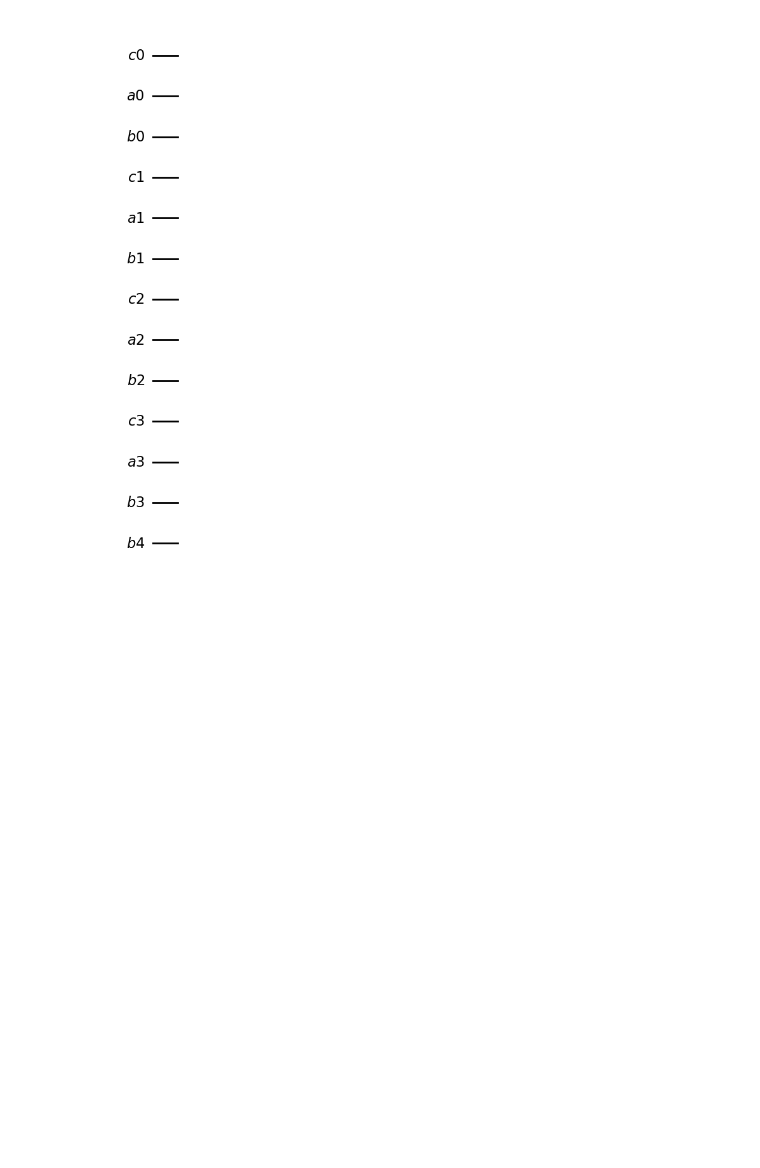
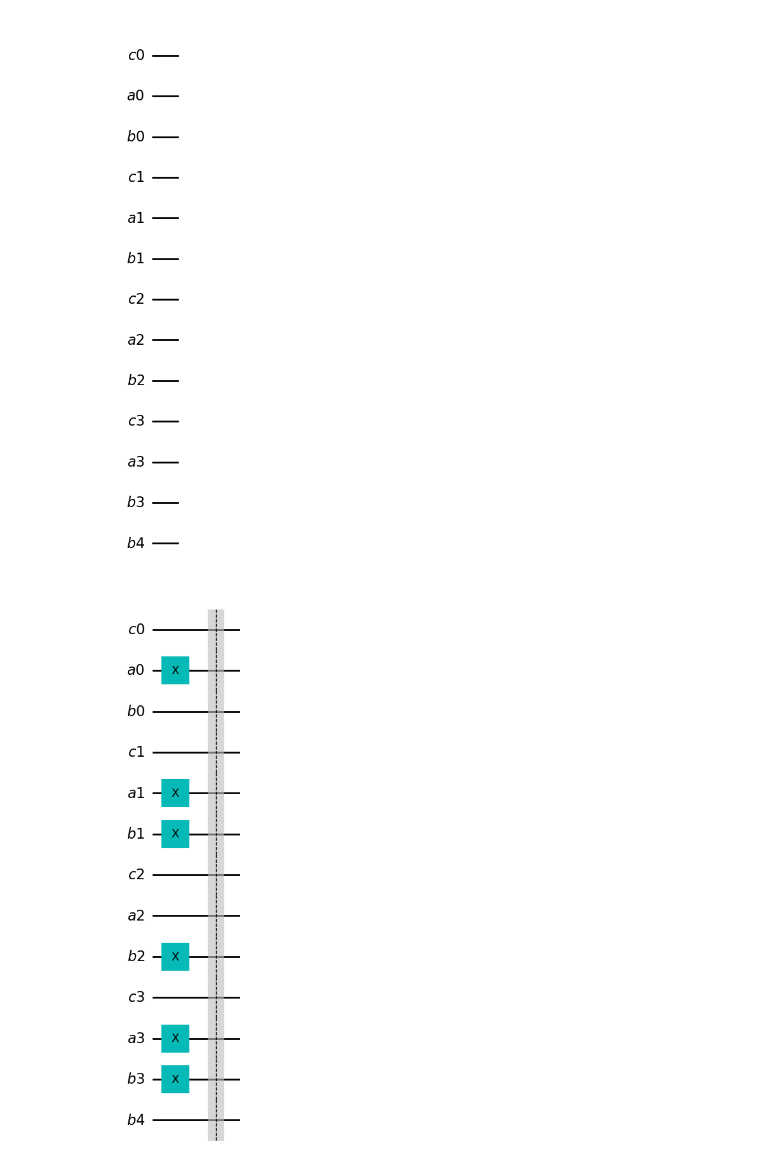
Before and after one commit to Dpbm/quantum, a Jupyter notebook: qiskit/quantum ripple carry adder.ipynb, the cells around one changed output. Saved outputs shown, nothing was run; the diff lists cells and outputs as text; code cells hidden in the pictures; blank space fills up the shorter version.

```diff
--- a/qiskit/quantum ripple carry adder.ipynb
+++ b/qiskit/quantum ripple carry adder.ipynb
@@ -65,5 +66,16 @@ qc = QuantumCircuit(
 qc.draw("mpl")
 # %% [output]
 [figure]
+# %%
+qc.x(a0)
+qc.x(a1)
+qc.x(b1)
+qc.x(b2)
+qc.x(a3)
+qc.x(b3)
+qc.barrier()
+qc.draw("mpl")
+# %% [output]
+[figure, added]
 # %%
 qc.append(C, [c0, a0, b0, c1])
```
Also changed, not shown: parts of 11 cells of this notebook.
